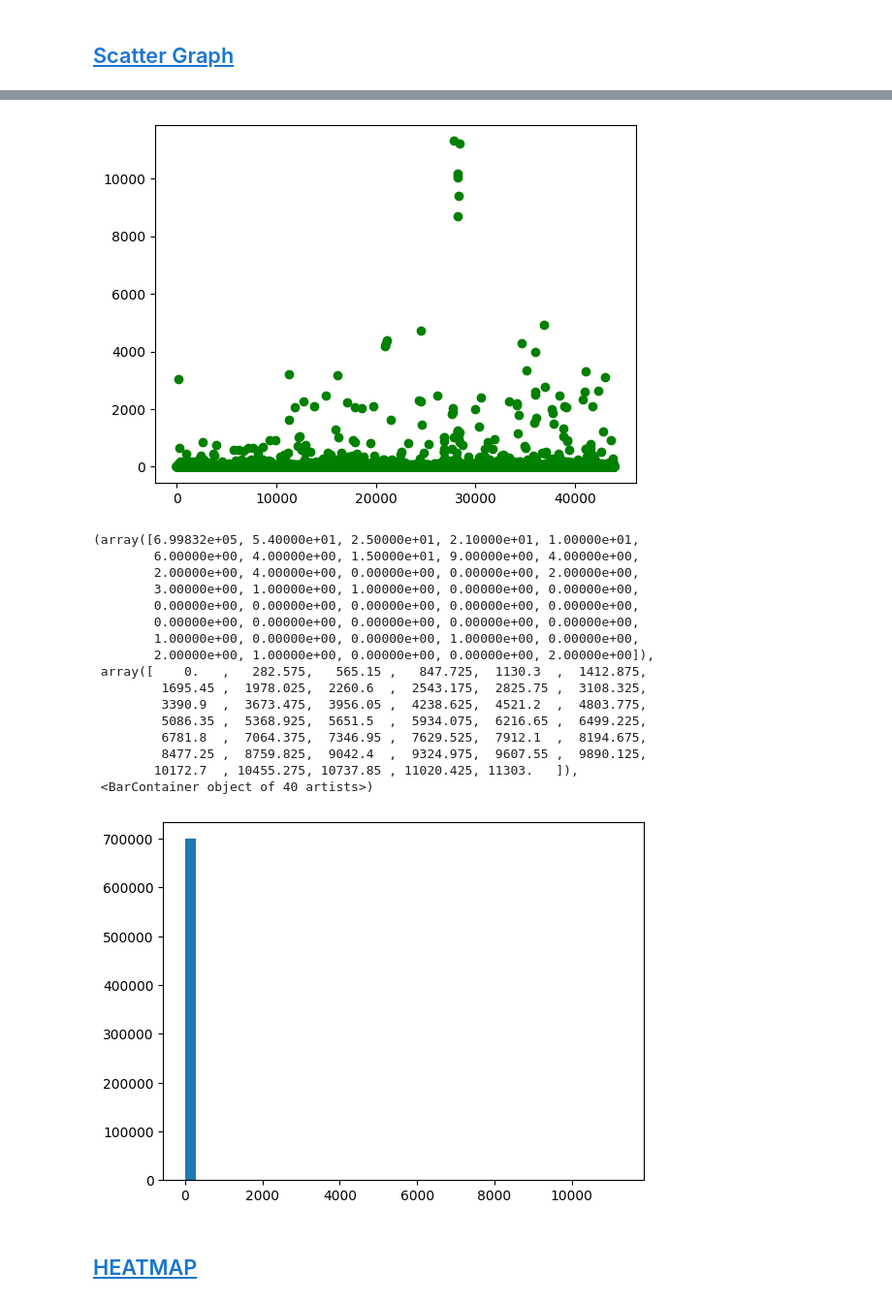
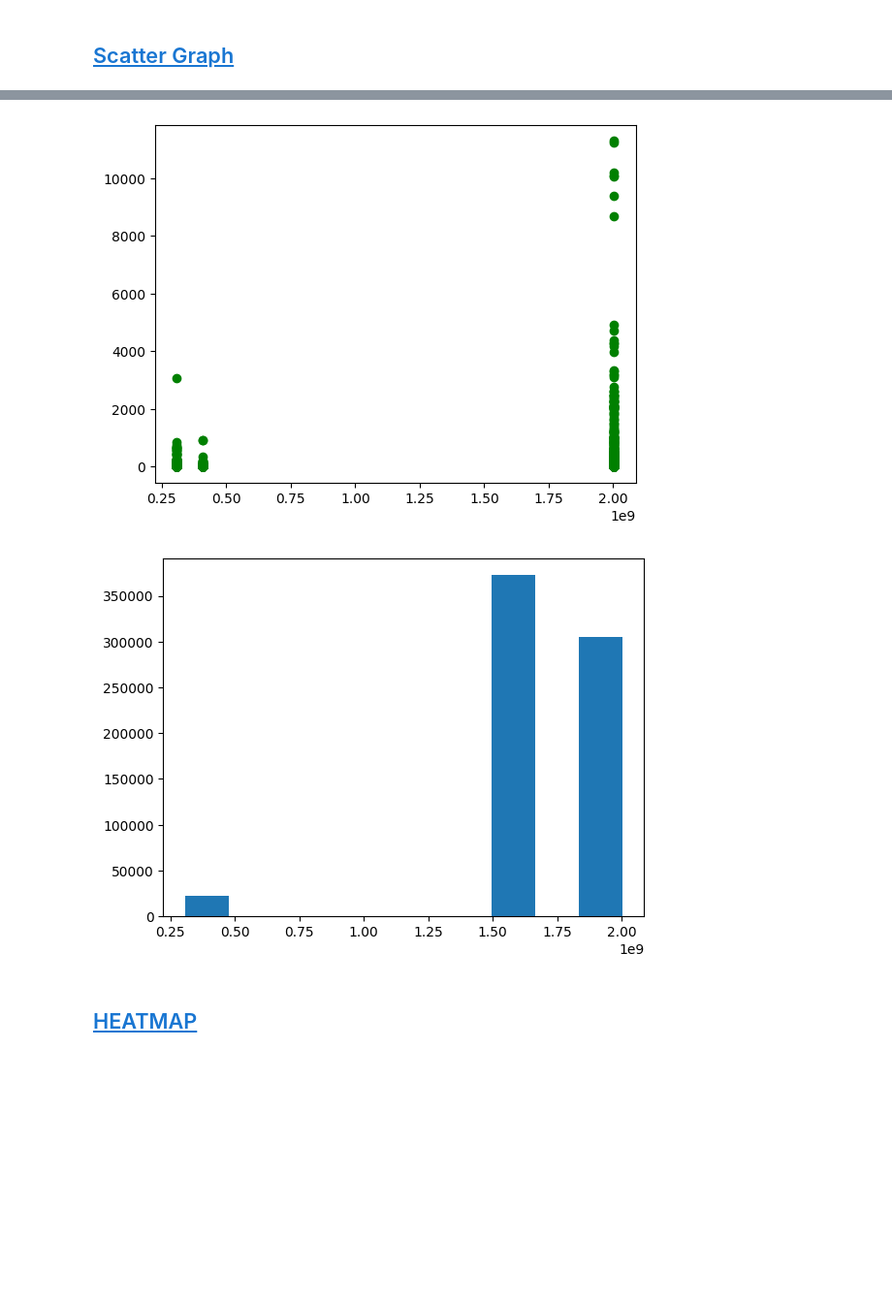
Before and after one commit to k1voh/DDoS-Attack-Detection-Using-Machine-Learning, a Jupyter notebook: Model/model.ipynb, the cells around one changed output, grey strips where cells are left out. Shown at 97% size. Drawn from its saved outputs; the diff is of its cells as text; code cells hidden in the pictures; blank space fills up the shorter version.

```diff
--- a/Model/model.ipynb
+++ b/Model/model.ipynb
@@ -192,10 +193,12 @@ plt.title('Testing Dataset Split')
 plt.show()
 # %% [output]
 [figure]
-# %%
-dataset['new_SRC_IP'] = LabelEncoder().fit_transform(dataset['Src IP'])
-dataset['new_DST_IP'] = LabelEncoder().fit_transform(dataset['Dst IP'])
-dataset['new_Timestamp'] = LabelEncoder().fit_transform(dataset['Timestamp'])
-testset['new_SRC_IP'] = LabelEncoder().fit_transform(testset['Src IP'])
-testset['new_DST_IP'] = LabelEncoder().fit_transform(testset['Dst IP'])
-testset['new_Timestamp'] = LabelEncoder().fit_transform(testset['Timestamp'])
+# %%
+
+from datetime import datetime
+dataset['new_SRC_IP'] = [int(''.join(x.split("."))) for x in dataset['Src IP']]
+dataset['new_DST_IP'] = [int(''.join(x.split("."))) for x in dataset['Dst IP']]
+dataset['new_Timestamp'] = [int(''.join((x.split()[0]).split("/"))+''.join(((x.split()[1]).split(":"))[0])) for x in dataset['Timestamp']]
+testset['new_SRC_IP'] = [int(''.join(x.split("."))) for x in testset['Src IP']]
+testset['new_DST_IP'] = [int(''.join(x.split("."))) for x in testset['Dst IP']]
+testset['new_Timestamp'] = [int(''.join((x.split()[0]).split("/"))+''.join(((x.split()[1]).split(":"))[0])) for x in testset['Timestamp']]
@@ -236,31 +253,15 @@ plt.show()
 plt.scatter(benign_set['new_Timestamp'],benign_set['Tot Fwd Pkts'], color = 'green')
 plt.show()
 # %% [output]
-[figure, old version]
+[figure, new version]
 # %%
 # the above graph shows that benign packets are well spread over a time period
 # %%
 X.index = X['new_Timestamp']
-plt.hist(X['Tot Fwd Pkts'],bins=100)
+plt.hist(X['new_Timestamp'])
 plt.show()
 # %% [output]
-(array([6.99832e+05, 5.40000e+01, 2.50000e+01, 2.10000e+01, 1.00000e+01,
-        6.00000e+00, 4.00000e+00, 1.50000e+01, 9.00000e+00, 4.00000e+00,
-        2.00000e+00, 4.00000e+00, 0.00000e+00, 0.00000e+00, 2.00000e+00,
-        3.00000e+00, 1.00000e+00, 1.00000e+00, 0.00000e+00, 0.00000e+00,
-        0.00000e+00, 0.00000e+00, 0.00000e+00, 0.00000e+00, 0.00000e+00,
-        0.00000e+00, 0.00000e+00, 0.00000e+00, 0.00000e+00, 0.00000e+00,
-        1.00000e+00, 0.00000e+00, 0.00000e+00, 1.00000e+00, 0.00000e+00,
-        2.00000e+00, 1.00000e+00, 0.00000e+00, 0.00000e+00, 2.00000e+00]),
- array([    0.   ,   282.575,   565.15 ,   847.725,  1130.3  ,  1412.875,
-         1695.45 ,  1978.025,  2260.6  ,  2543.175,  2825.75 ,  3108.325,
-         3390.9  ,  3673.475,  3956.05 ,  4238.625,  4521.2  ,  4803.775,
-         5086.35 ,  5368.925,  5651.5  ,  5934.075,  6216.65 ,  6499.225,
-         6781.8  ,  7064.375,  7346.95 ,  7629.525,  7912.1  ,  8194.675,
-         8477.25 ,  8759.825,  9042.4  ,  9324.975,  9607.55 ,  9890.125,
-        10172.7  , 10455.275, 10737.85 , 11020.425, 11303.   ]),
- <BarContainer object of 40 artists>)
-[figure, old version]
+[figure, new version]
 # %% [markdown]
 ## <a id='toc6_2_'></a>[HEATMAP](#toc0_)
 # %%
```
Also changed, not shown: parts of 20 cells of this notebook, 6 other files.
